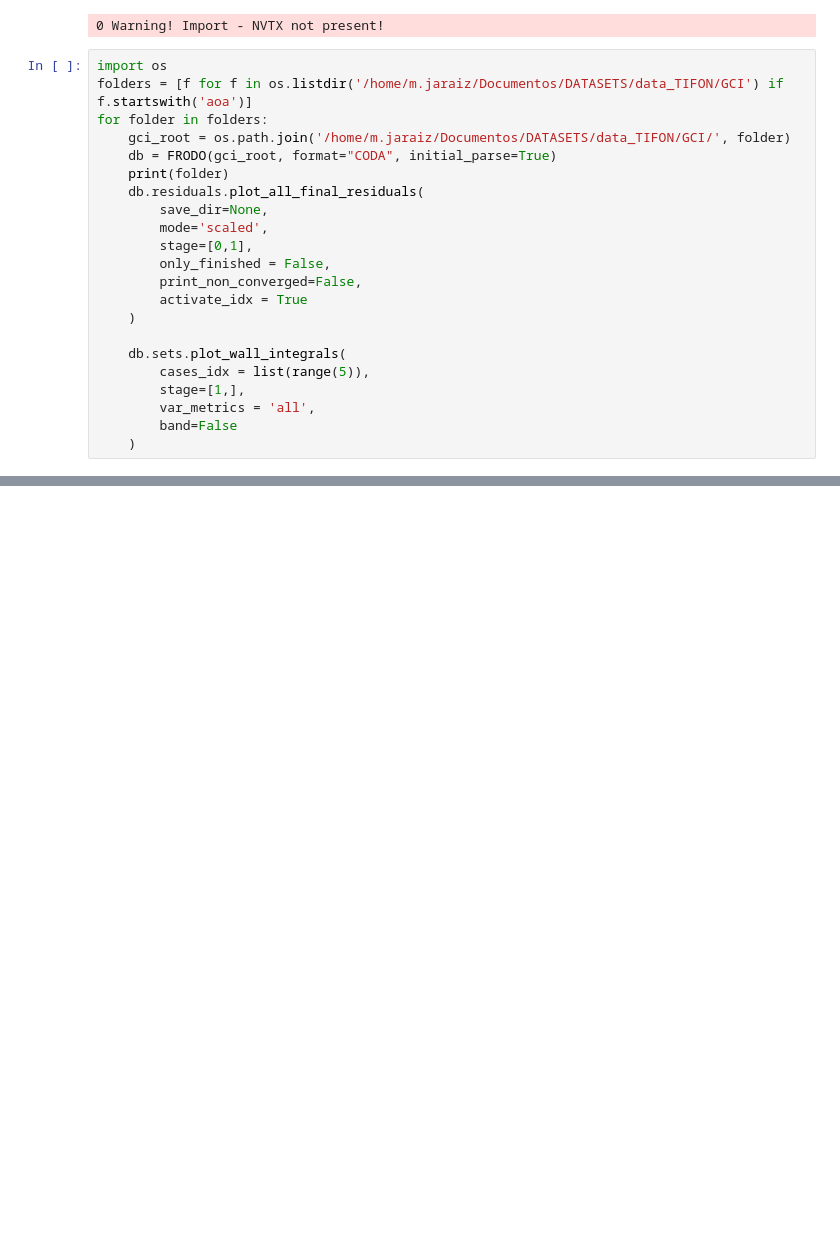
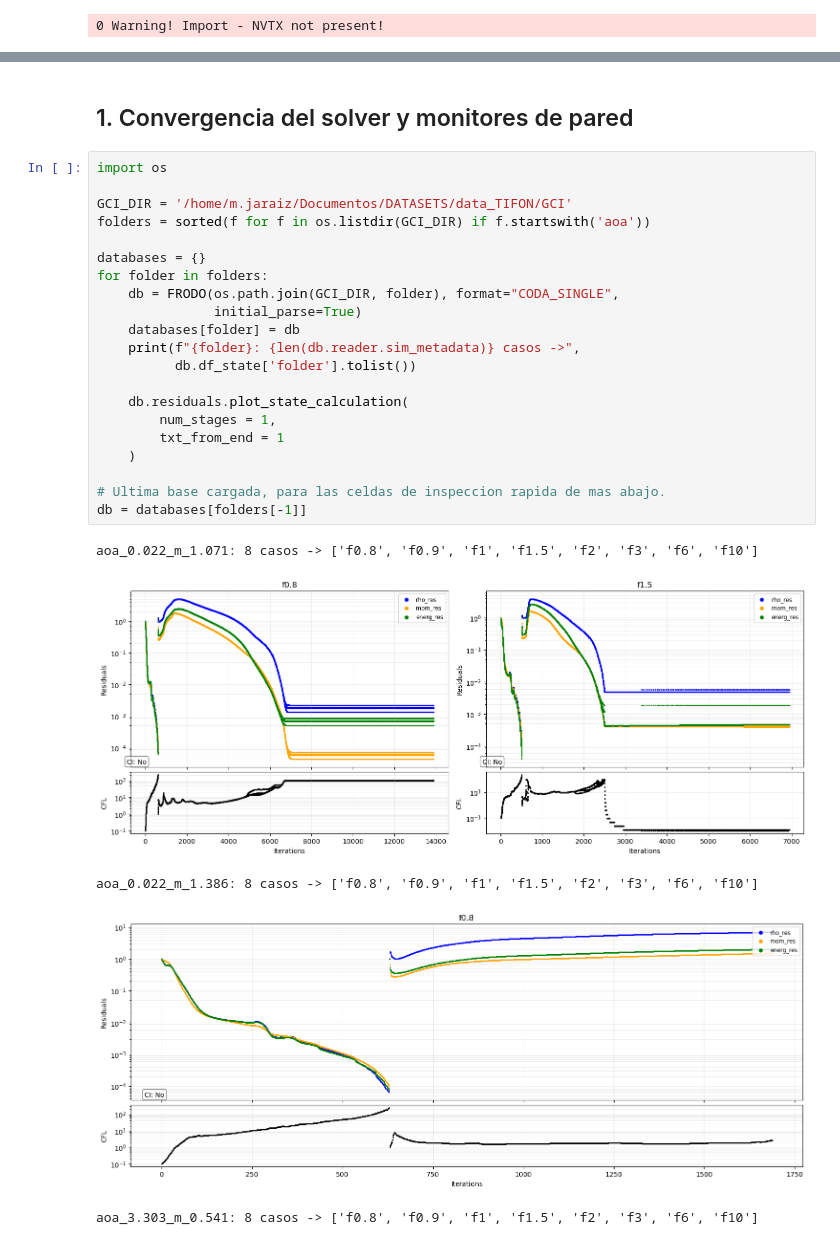
Before and after one commit to ninjaraiz/fellowship-of-the-ring, a Jupyter notebook: examples/TIFON_database_CODA/coda_single_GCI.ipynb, the cells around one changed output, grey strips where cells are left out. Saved outputs shown, nothing was run; the diff lists cells and outputs as text; blank space fills up the shorter version.

Commit message:
gci with coda_single finished. sets donde with claude. Starting documentation

```diff
--- a/examples/TIFON_database_CODA/coda_single_GCI.ipynb
+++ b/examples/TIFON_database_CODA/coda_single_GCI.ipynb
@@ -8,25 +17,3 @@ except ImportError:
 from FotR import FRODO, SAM
 # %% [output]
 0 Warning! Import - NVTX not present!
-# %%
-import os
-folders = [f for f in os.listdir('/home/m.jaraiz/Documentos/DATASETS/data_TIFON/GCI') if f.startswith('aoa')]
-for folder in folders:
-    gci_root = os.path.join('/home/m.jaraiz/Documentos/DATASETS/data_TIFON/GCI/', folder)
-    db = FRODO(gci_root, format="CODA", initial_parse=True)
-    print(folder)
-    db.residuals.plot_all_final_residuals(
-        save_dir=None,
-        mode='scaled',
-        stage=[0,1],
-        only_finished = False,
-        print_non_converged=False,
-        activate_idx = True
-    )
-
-    db.sets.plot_wall_integrals(
-        cases_idx = list(range(5)),
-        stage=[1,],
-        var_metrics = 'all',
-        band=False
-    )
@@ -46,0 +20,29 @@ aoa_0.022_m_1.386
+# %% [markdown]
+## 1. Convergencia del solver y monitores de pared
+# %%
+import os
+
+GCI_DIR = '/home/m.jaraiz/Documentos/DATASETS/data_TIFON/GCI'
+folders = sorted(f for f in os.listdir(GCI_DIR) if f.startswith('aoa'))
+
+databases = {}
+for folder in folders:
+    db = FRODO(os.path.join(GCI_DIR, folder), format="CODA_SINGLE",
+               initial_parse=True)
+    databases[folder] = db
+    print(f"{folder}: {len(db.reader.sim_metadata)} casos ->",
+          db.df_state['folder'].tolist())
+
+    db.residuals.plot_state_calculation(
+        num_stages = 1,
+        txt_from_end = 1
+    )
+
+# Ultima base cargada, para las celdas de inspeccion rapida de mas abajo.
+db = databases[folders[-1]]
+# %% [output]
+aoa_0.022_m_1.071: 8 casos -> ['f0.8', 'f0.9', 'f1', 'f1.5', 'f2', 'f3', 'f6', 'f10']
+[figure, added]
+aoa_0.022_m_1.386: 8 casos -> ['f0.8', 'f0.9', 'f1', 'f1.5', 'f2', 'f3', 'f6', 'f10']
+[figure, added]
+aoa_3.303_m_0.541: 8 casos -> ['f0.8', 'f0.9', 'f1', 'f1.5', 'f2', 'f3', 'f6', 'f10']
```
Also changed, not shown: parts of 23 cells of this notebook, 20 other files.
